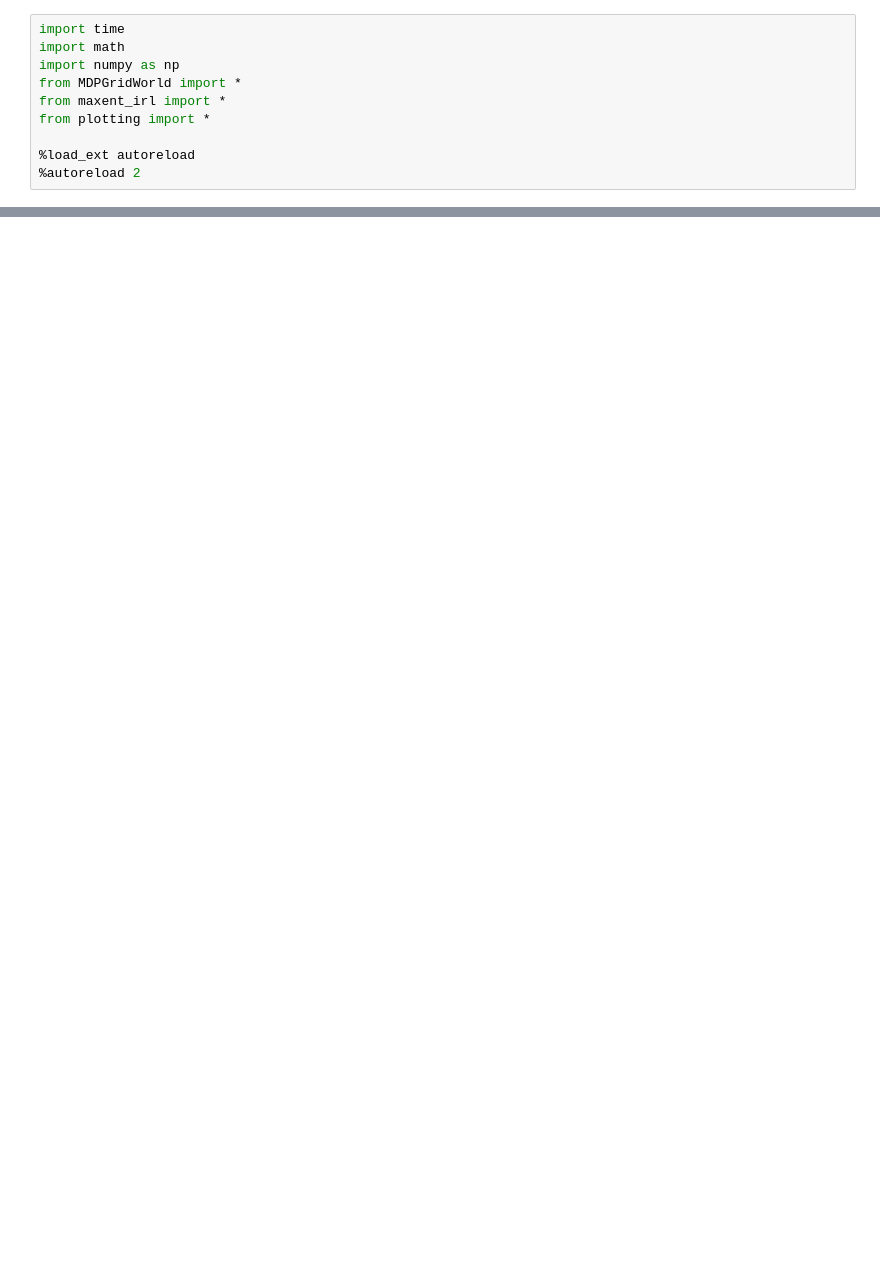
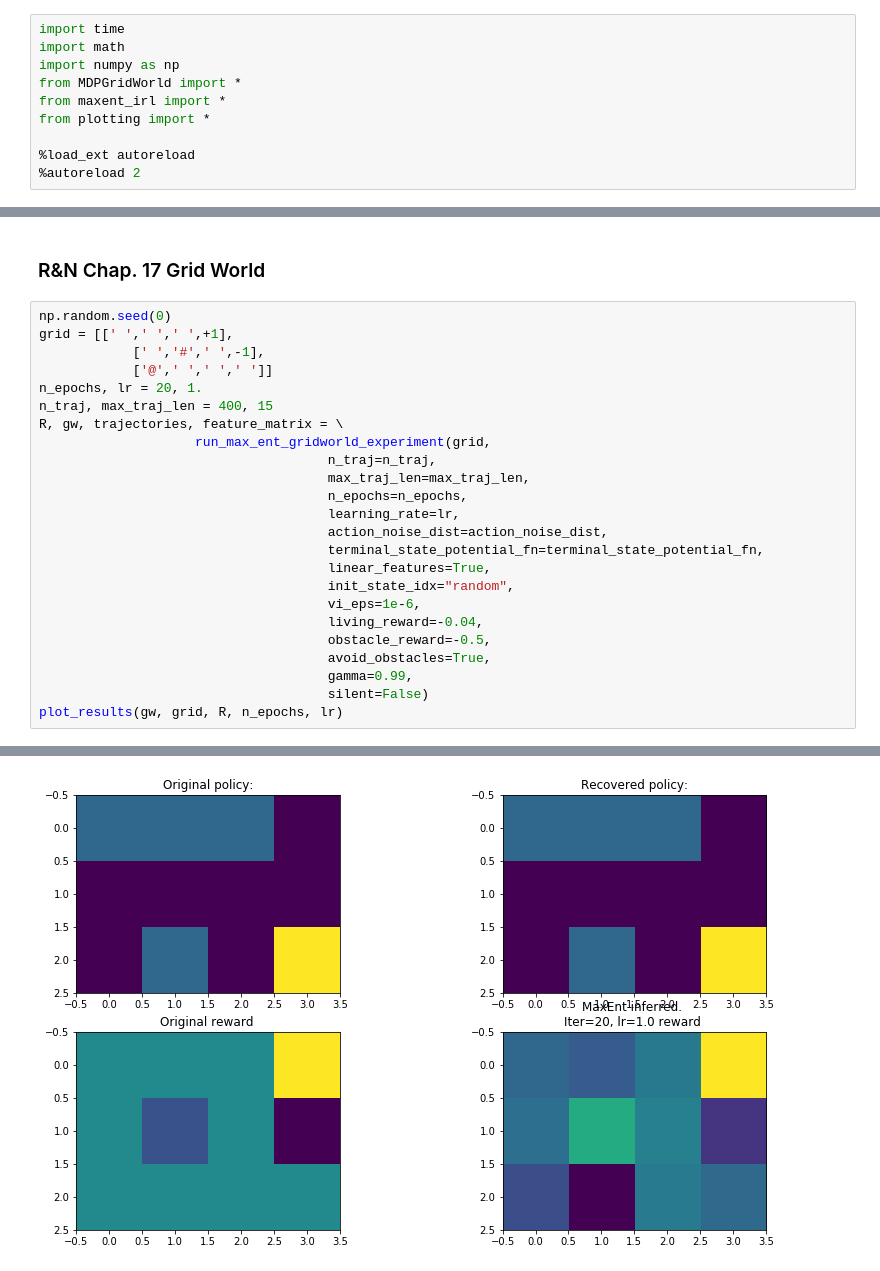
Before and after one commit to yrevar/inverse_rl, a Jupyter notebook: environments/IRL_Experiments.ipynb, the cells around one changed output, grey strips where cells are left out. Cells and saved outputs as stored; diff of their text form; blank space fills up the shorter version.

```diff
--- a/environments/IRL_Experiments.ipynb
+++ b/environments/IRL_Experiments.ipynb
@@ -78,0 +172,27 @@ Absorbing state: 0.00
+# %% [markdown]
+### R&N Chap. 17 Grid World
+# %%
+np.random.seed(0)
+grid = [[' ',' ',' ',+1],
+            [' ','#',' ',-1],
+            ['@',' ',' ',' ']]
+n_epochs, lr = 20, 1.
+n_traj, max_traj_len = 400, 15
+R, gw, trajectories, feature_matrix = \
+                    run_max_ent_gridworld_experiment(grid,
+                                     n_traj=n_traj,
+                                     max_traj_len=max_traj_len,
+                                     n_epochs=n_epochs,
+                                     learning_rate=lr,
+                                     action_noise_dist=action_noise_dist,
+                                     terminal_state_potential_fn=terminal_state_potential_fn,
+                                     linear_features=True,
+                                     init_state_idx="random",
+                                     vi_eps=1e-6,
+                                     living_reward=-0.04,
+                                     obstacle_reward=-0.5,
+                                     avoid_obstacles=True,
+                                     gamma=0.99,
+                                     silent=False)
+plot_results(gw, grid, R, n_epochs, lr)
+# %% [output]
@@ -78,0 +216 @@ Absorbing state: 0.00
+[figure, added]
```
Also changed, not shown: parts of 27 cells of this notebook, 2 other files.
